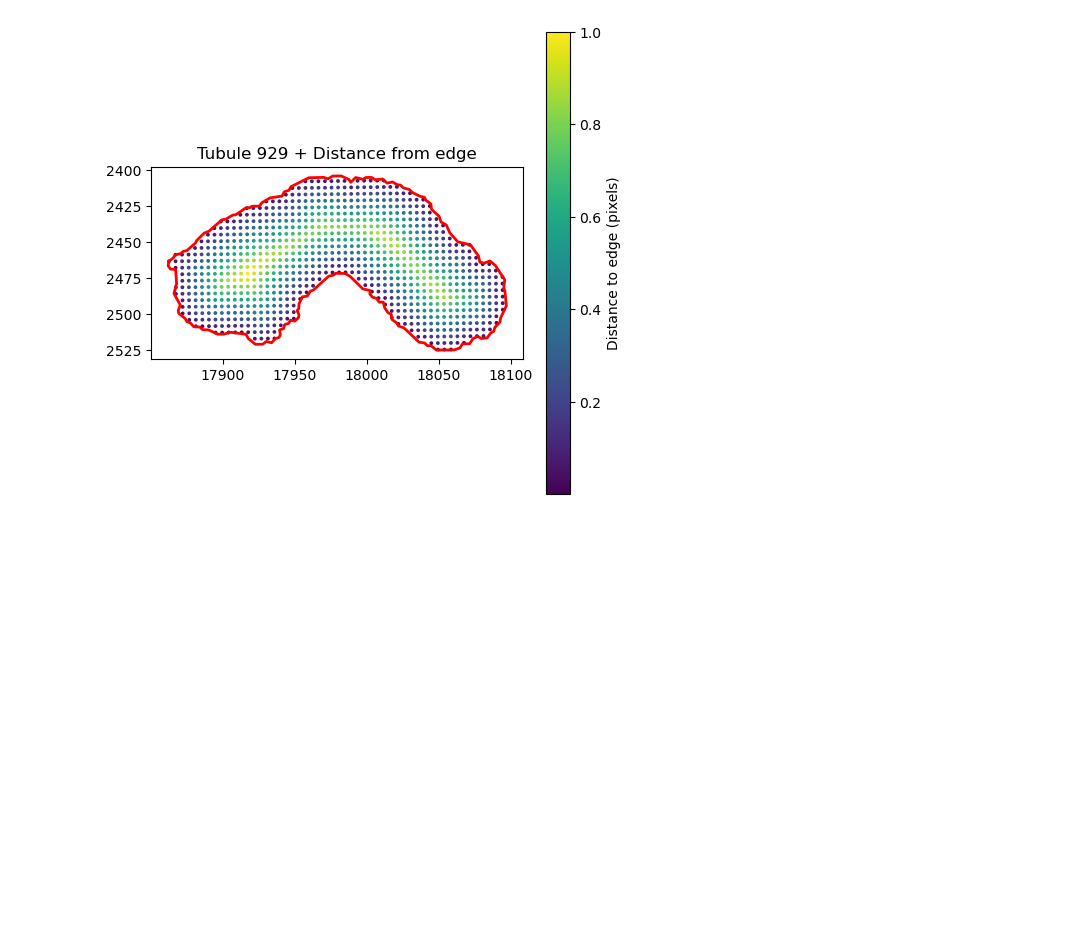
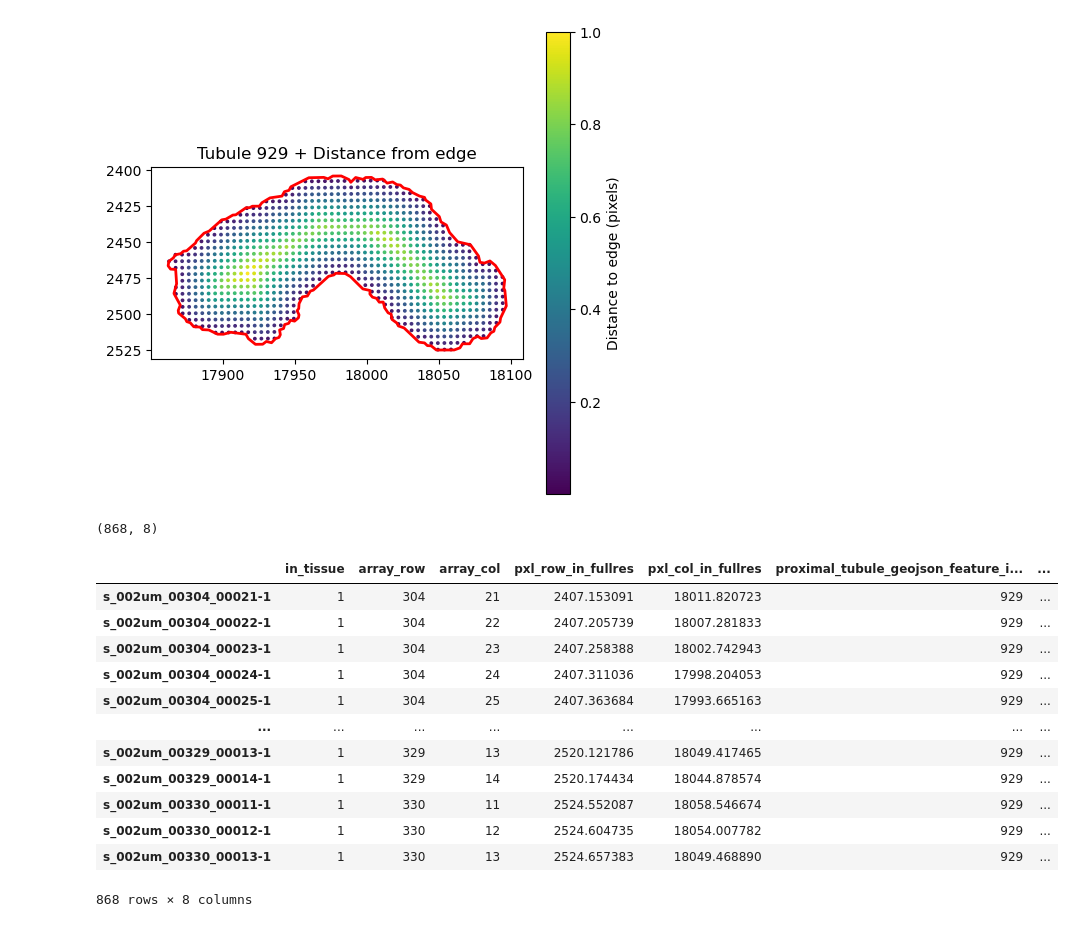
Before and after one commit to ssingh95jhu/Correlation_Kidney_Structure_Molecular_Presentation, a Jupyter notebook: Radial_Apical_Basal_PT.ipynb, the cells around one changed output. Drawn from its saved outputs; the diff is of its cells as text; code cells hidden in the pictures; blank space fills up the shorter version.

```diff
--- a/Radial_Apical_Basal_PT.ipynb
+++ b/Radial_Apical_Basal_PT.ipynb
@@ -110,3 +110,25 @@ ax.set_title("Tubule 929 + Distance from edge")
 plt.show()
 # %% [output]
 [figure]
+# %%
+#appending the distance values to the subset matrix:
+subset.obs["Dist_Edge"]=subset.obs["dist_to_edge"].values/max(subset.obs["dist_to_edge"].values)
+subset.obs.shape
+# %% [output]
+(868, 8)
+# %%
+subset.obs
+# %% [output]
+|  | in_tissue | array_row | array_col | pxl_row_in_fullres | pxl_col_in_fullres | proximal_tubule_geojson_feature_i... | ... |
+| s_002um_00304_00021-1 | 1 | 304 | 21 | 2407.153091 | 18011.820723 | 929 | ... |
+| s_002um_00304_00022-1 | 1 | 304 | 22 | 2407.205739 | 18007.281833 | 929 | ... |
+| s_002um_00304_00023-1 | 1 | 304 | 23 | 2407.258388 | 18002.742943 | 929 | ... |
+| s_002um_00304_00024-1 | 1 | 304 | 24 | 2407.311036 | 17998.204053 | 929 | ... |
+| s_002um_00304_00025-1 | 1 | 304 | 25 | 2407.363684 | 17993.665163 | 929 | ... |
+| ... | ... | ... | ... | ... | ... | ... | ... |
+| s_002um_00329_00013-1 | 1 | 329 | 13 | 2520.121786 | 18049.417465 | 929 | ... |
+| s_002um_00329_00014-1 | 1 | 329 | 14 | 2520.174434 | 18044.878574 | 929 | ... |
+| s_002um_00330_00011-1 | 1 | 330 | 11 | 2524.552087 | 18058.546674 | 929 | ... |
+| s_002um_00330_00012-1 | 1 | 330 | 12 | 2524.604735 | 18054.007782 | 929 | ... |
+| s_002um_00330_00013-1 | 1 | 330 | 13 | 2524.657383 | 18049.468890 | 929 | ... |
+868 rows × 8 columns
```
Also changed, not shown: parts of 7 cells of this notebook.
